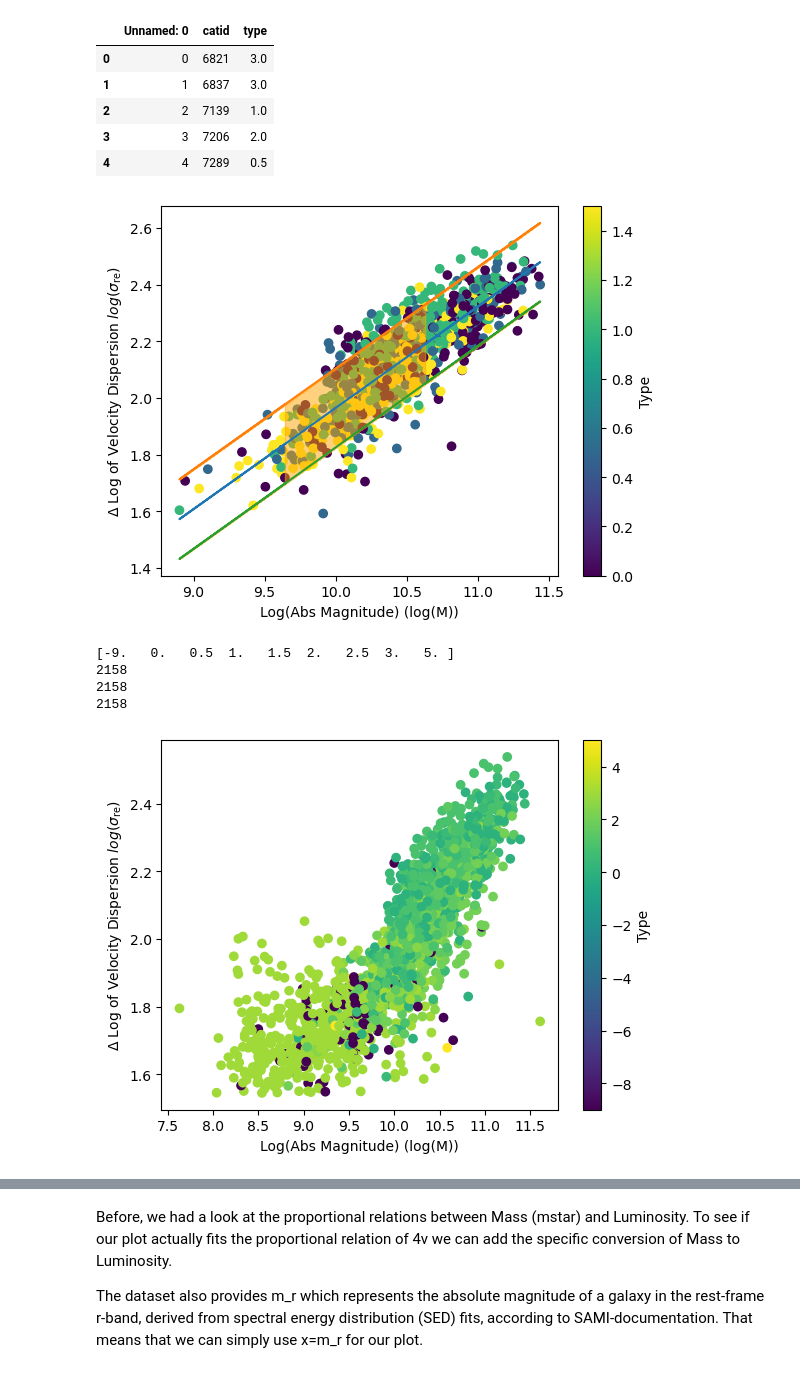
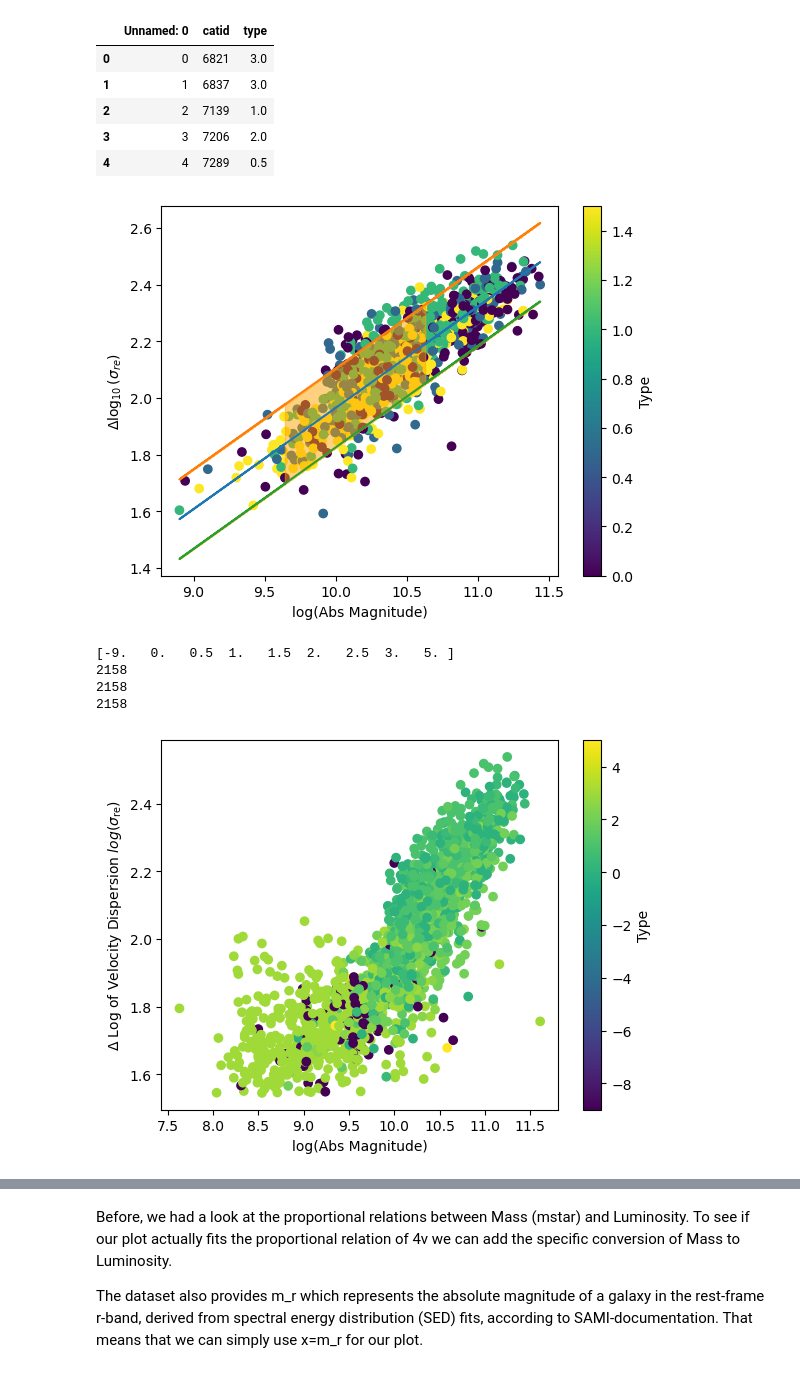
Before and after one commit to lina-pp/PHYS3116_Group3, a Jupyter notebook: Faber-Jackson.ipynb, the cells around one changed output, grey strips where cells are left out. Cells and saved outputs as stored; diff of their text form; code cells hidden in the pictures.

```diff
--- a/Faber-Jackson.ipynb
+++ b/Faber-Jackson.ipynb
@@ -189,36 +189,38 @@ plt.scatter(
     c=type
 )
 
 def relation(Mag, k, b):
     return k * Mag + b
 
 
 params, covariance = curve_fit(relation, mstar, np.log10(sigma_re))
 
 k = params[0]
 b = params[1]
 
 variance =  M**2 * covariance[0,0] + covariance[1,1] + 2*M*covariance[0,1]
 
 sigma_fit = np.sqrt(variance)
 
 fit = relation(mstar,k,b)
 
 max_fit = fit + sigma_fit
 min_fit = fit - sigma_fit
 
 plt.plot(mstar, fit)
 plt.plot(mstar, max_fit)
 plt.plot(mstar, min_fit)
 plt.fill_between(mstar, min_fit, max_fit, color="orange", alpha = 0.5)
 
 
-plt.xlabel("Log(Abs Magnitude) (log(M))")
-plt.ylabel("$\\Delta$ Log of Velocity Dispersion $log(\\sigma_{\\text{re}})$")
+plt.xlabel("log(Abs Magnitude)")
+#plt.ylabel("$\\Delta$ Log of Velocity Dispersion $log(\\sigma_{\\text{re}})$")
+plt.ylabel(r"$\Delta \log_{10}(\sigma_{re})$")
+
 cbar = plt.colorbar()
 cbar.set_label('Type')
 # %% [output]
-[figure, old version]
+[figure, new version]
 # %%
 skiprow, catid, type, sigma_re, mstar = np.loadtxt('cleaned_data_all.txt', unpack=True)
 
@@ -232,7 +234,7 @@ plt.scatter(
     c=type
 )
 
-plt.xlabel("Log(Abs Magnitude) (log(M))")
+plt.xlabel("log(Abs Magnitude)")
 plt.ylabel("$\\Delta$ Log of Velocity Dispersion $log(\\sigma_{\\text{re}})$")
 cbar = plt.colorbar()
 cbar.set_label('Type')
@@ -241,7 +243,7 @@ cbar.set_label('Type')
 2158
 2158
 2158
-[figure, old version]
+[figure, new version]
 # %%
 # this could be a residuals
 
```
Also changed, not shown: parts of 5 cells of this notebook.
